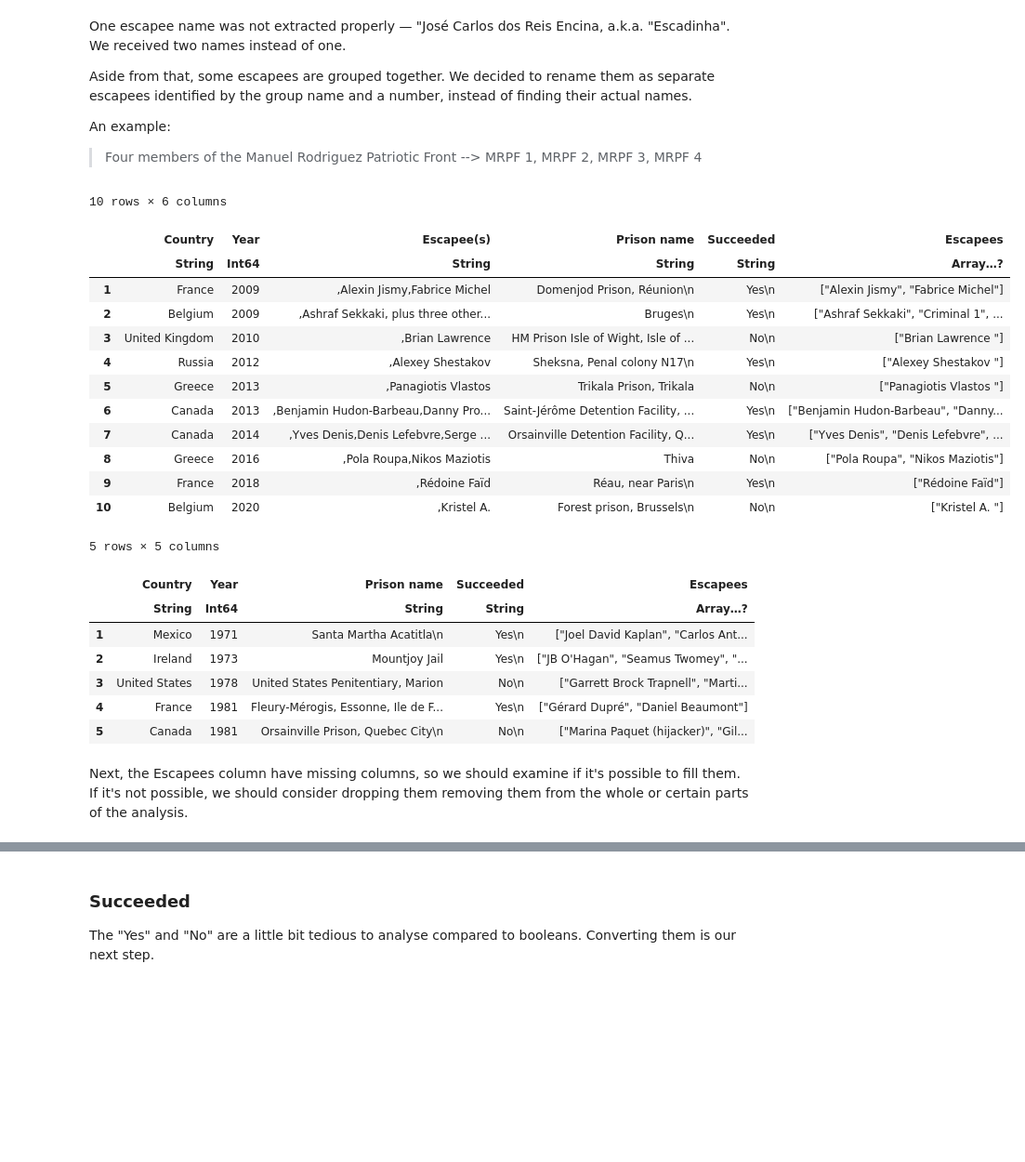
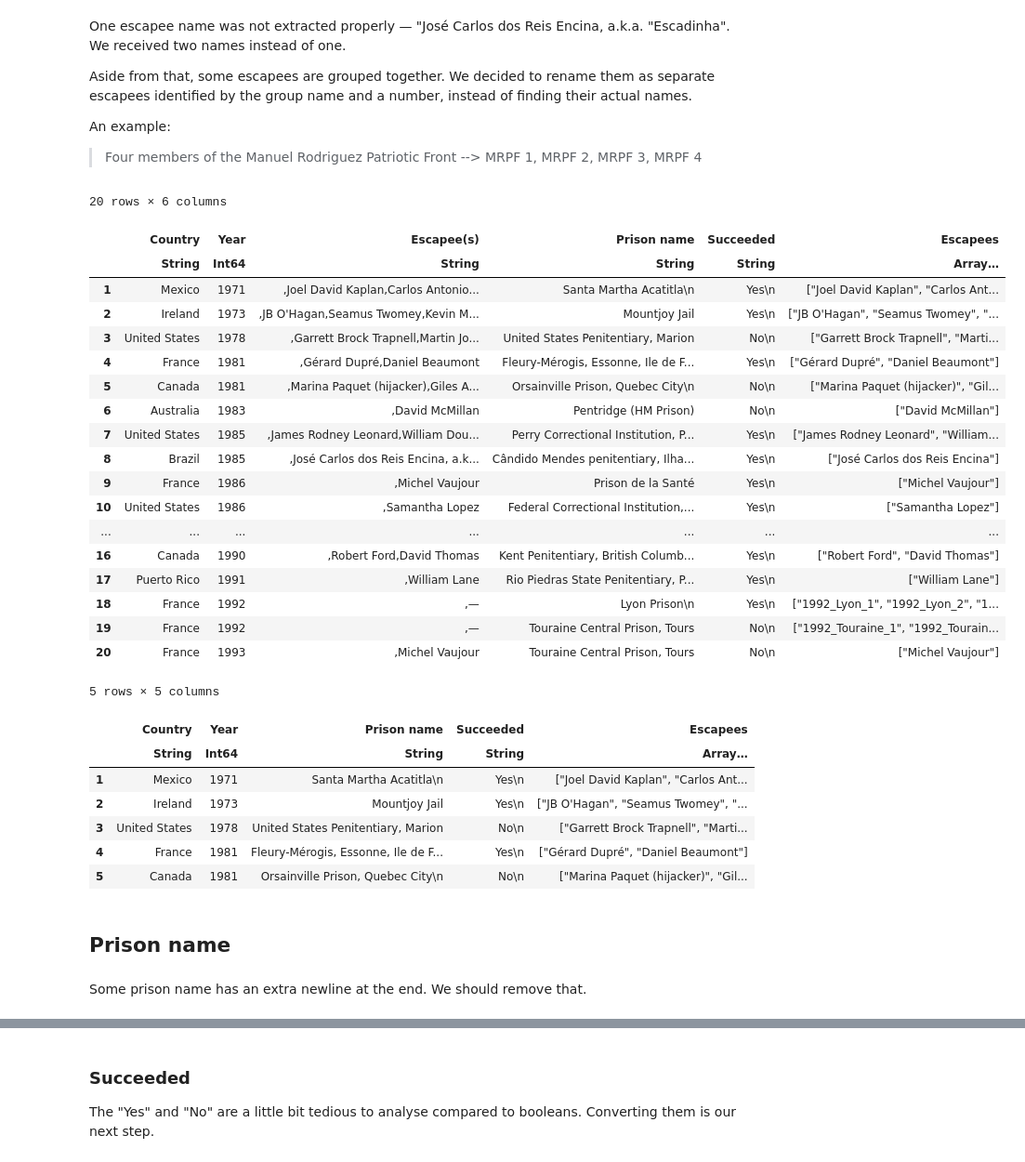
Before and after one commit to wanzulfikri/helicopter_escapes_jl, a Jupyter notebook: Helicopter Escapes.ipynb, the cells around one changed output, grey strips where cells are left out. Shown: that part at 93% size. Cells and saved outputs as stored; diff of their text form; code cells hidden in the pictures; blank space fills up the shorter version.

```diff
--- a/Helicopter Escapes.ipynb
+++ b/Helicopter Escapes.ipynb
@@ -326,0 +329,5 @@ Due to the simplistic way we extracted the text from the HTML elements, we'll ne
+# %%
+missing_escapees = select(h_escapes, "Escapee(s)" => ByRow(x -> x == ",—" ? missing : x) => :Escapees)
+h_escapes.Escapees = missing_escapees[!, :Escapees]
+# code for showing missing escapees columns
+# h_escapes[ismissing.(h_escapes[!, "Escapee(s)"]), :]
@@ -332,7 +424,7 @@ function extractnames(string)
     [match["name"] for match = matches]
 end
 
-new_escapees = transform(h_escapes, "Escapee(s)" => ByRow(x -> extractnames(x)) => "Escapees")[!, [6]]
+new_escapees = transform(h_escapes, :Escapees => ByRow(x -> extractnames(x)) => :Escapees)[!, [6]]
 new_escapees = select(new_escapees, :Escapees => ByRow(x -> isempty(x) ? missing : x) => :Escapees)
 h_escapes.Escapees = new_escapees[!, "Escapees"]
 
@@ -357,30 +449,36 @@ An example:
 # %%
 # h_escapes = h_escapes[:, Not("Escapee(s)")]
 
 # some values are a bit wrong and since there are not that many of them, we can just fix them manually
 # index 8: """José Carlos dos Reis Encina, a.k.a. "Escadinha" """
 # index 21: Four members of the Manuel Rodriguez Patriotic Front
 # index 39: "Ashraf  Sekkaki", " plus three other criminals"
 
 h_escapes[8, :Escapees] = ["José Carlos dos Reis Encina"]
 h_escapes[21, :Escapees] = ["MRPF 1", "MRPF 2", "MRPF 3", "MRPF 4"]
 h_escapes[40, :Escapees] = ["Ashraf  Sekkaki", "Criminal 1", "Criminal 2", "Criminal 3"]
 
-last(h_escapes, 10)
+first(h_escapes, 20)
 # %% [output]
-10 rows × 6 columns
+20 rows × 6 columns
 |  | Country | Year | Escapee(s) | Prison name | Succeeded | Escapees |
-|  | String | Int64 | String | String | String | Array…? |
-| 1 | France | 2009 | ,Alexin Jismy,Fabrice Michel | Domenjod Prison, Réunion\n | Yes\n | ["Alexin Jismy", "Fabrice Michel"] |
-| 2 | Belgium | 2009 | ,Ashraf Sekkaki, plus three other... | Bruges\n | Yes\n | ["Ashraf Sekkaki", "Criminal 1", ... |
-| 3 | United Kingdom | 2010 | ,Brian Lawrence | HM Prison Isle of Wight, Isle of ... | No\n | ["Brian Lawrence "] |
-| 4 | Russia | 2012 | ,Alexey Shestakov | Sheksna, Penal colony N17\n | Yes\n | ["Alexey Shestakov "] |
-| 5 | Greece | 2013 | ,Panagiotis Vlastos | Trikala Prison, Trikala | No\n | ["Panagiotis Vlastos "] |
-| 6 | Canada | 2013 | ,Benjamin Hudon-Barbeau,Danny Pro... | Saint-Jérôme Detention Facility, ... | Yes\n | ["Benjamin Hudon-Barbeau", "Danny... |
-| 7 | Canada | 2014 | ,Yves Denis,Denis Lefebvre,Serge ... | Orsainville Detention Facility, Q... | Yes\n | ["Yves Denis", "Denis Lefebvre", ... |
-| 8 | Greece | 2016 | ,Pola Roupa,Nikos Maziotis | Thiva | No\n | ["Pola Roupa", "Nikos Maziotis"] |
-| 9 | France | 2018 | ,Rédoine Faïd | Réau, near Paris\n | Yes\n | ["Rédoine Faïd"] |
-| 10 | Belgium | 2020 | ,Kristel A. | Forest prison, Brussels\n | No\n | ["Kristel A. "] |
+|  | String | Int64 | String | String | String | Array… |
+| 1 | Mexico | 1971 | ,Joel David Kaplan,Carlos Antonio... | Santa Martha Acatitla\n | Yes\n | ["Joel David Kaplan", "Carlos Ant... |
+| 2 | Ireland | 1973 | ,JB O'Hagan,Seamus Twomey,Kevin M... | Mountjoy Jail | Yes\n | ["JB O'Hagan", "Seamus Twomey", "... |
+| 3 | United States | 1978 | ,Garrett Brock Trapnell,Martin Jo... | United States Penitentiary, Marion | No\n | ["Garrett Brock Trapnell", "Marti... |
+| 4 | France | 1981 | ,Gérard Dupré,Daniel Beaumont | Fleury-Mérogis, Essonne, Ile de F... | Yes\n | ["Gérard Dupré", "Daniel Beaumont"] |
+| 5 | Canada | 1981 | ,Marina Paquet (hijacker),Giles A... | Orsainville Prison, Quebec City\n | No\n | ["Marina Paquet (hijacker)", "Gil... |
+| 6 | Australia | 1983 | ,David McMillan | Pentridge (HM Prison) | No\n | ["David McMillan"] |
+| 7 | United States | 1985 | ,James Rodney Leonard,William Dou... | Perry Correctional Institution, P... | Yes\n | ["James Rodney Leonard", "William... |
+| 8 | Brazil | 1985 | ,José Carlos dos Reis Encina, a.k... | Cândido Mendes penitentiary, Ilha... | Yes\n | ["José Carlos dos Reis Encina"] |
+| 9 | France | 1986 | ,Michel Vaujour | Prison de la Santé | Yes\n | ["Michel Vaujour"] |
+| 10 | United States | 1986 | ,Samantha Lopez | Federal Correctional Institution,... | Yes\n | ["Samantha Lopez"] |
+| ... | ... | ... | ... | ... | ... | ... |
+| 16 | Canada | 1990 | ,Robert Ford,David Thomas | Kent Penitentiary, British Columb... | Yes\n | ["Robert Ford", "David Thomas"] |
+| 17 | Puerto Rico | 1991 | ,William Lane | Rio Piedras State Penitentiary, P... | Yes\n | ["William Lane"] |
+| 18 | France | 1992 | ,— | Lyon Prison\n | Yes\n | ["1992_Lyon_1", "1992_Lyon_2", "1... |
+| 19 | France | 1992 | ,— | Touraine Central Prison, Tours | No\n | ["1992_Touraine_1", "1992_Tourain... |
+| 20 | France | 1993 | ,Michel Vaujour | Touraine Central Prison, Tours | No\n | ["Michel Vaujour"] |
 # %%
 # finish dropping the redundant column Escapee(s)
 h_escapes = h_escapes[!, Not("Escapee(s)")]
@@ -388,11 +486,9 @@ first(h_escapes, 5)
 # %% [output]
 5 rows × 5 columns
 |  | Country | Year | Prison name | Succeeded | Escapees |
-|  | String | Int64 | String | String | Array…? |
+|  | String | Int64 | String | String | Array… |
 | 1 | Mexico | 1971 | Santa Martha Acatitla\n | Yes\n | ["Joel David Kaplan", "Carlos Ant... |
 | 2 | Ireland | 1973 | Mountjoy Jail | Yes\n | ["JB O'Hagan", "Seamus Twomey", "... |
 | 3 | United States | 1978 | United States Penitentiary, Marion | No\n | ["Garrett Brock Trapnell", "Marti... |
 | 4 | France | 1981 | Fleury-Mérogis, Essonne, Ile de F... | Yes\n | ["Gérard Dupré", "Daniel Beaumont"] |
 | 5 | Canada | 1981 | Orsainville Prison, Quebec City\n | No\n | ["Marina Paquet (hijacker)", "Gil... |
-# %% [markdown]
-Next, the Escapees column have missing columns, so we should examine if it's possible to fill them. If it's not possible, we should consider dropping them removing them from the whole or certain parts of the analysis.
@@ -400,0 +495,4 @@ Next, the Escapees column have missing columns, so we should examine if it's pos
+# %% [markdown]
+## Prison name
+# %% [markdown]
+Some prison name has an extra newline at the end. We should remove that.
```
Also changed, not shown: parts of 23 cells of this notebook.
